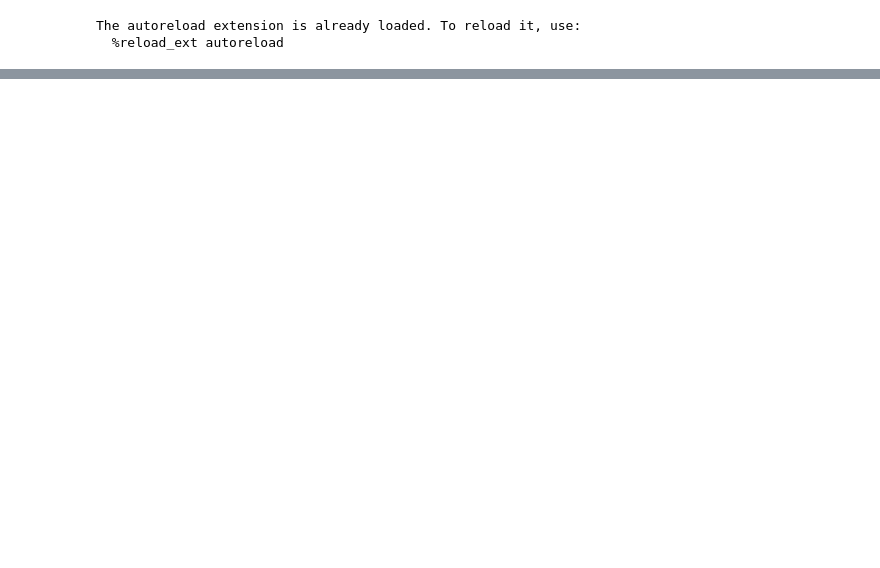
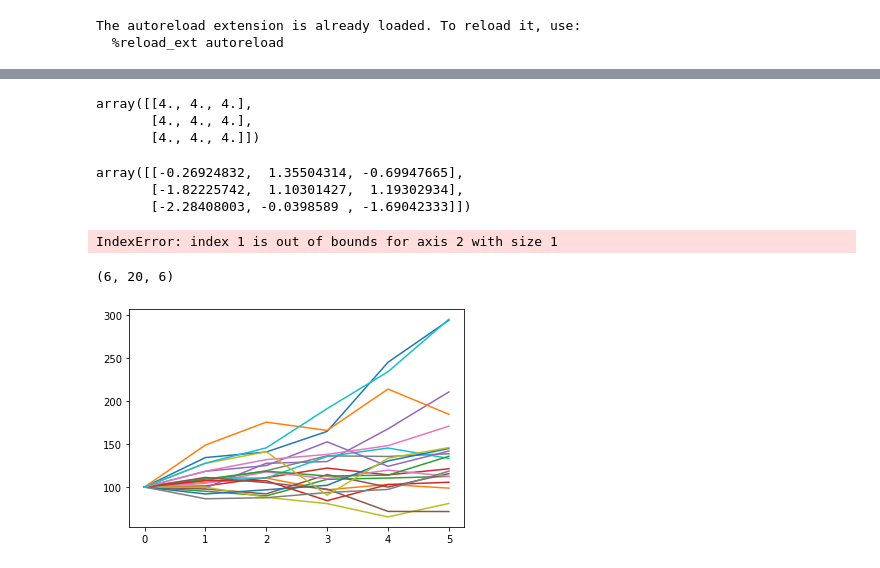
Before and after one commit to Jnejsum/CLOseminar, a Jupyter notebook: model_results.ipynb, the cells around one changed output, grey strips where cells are left out. Cells and saved outputs as stored; diff of their text form; code cells hidden in the pictures; blank space fills up the shorter version.

```diff
--- a/model_results.ipynb
+++ b/model_results.ipynb
@@ -31,0 +72,50 @@ plt.plot(tt, test.GBM());
+# %%
+C[:,:,2]
+# %% [output]
+array([[4., 4., 4.],
+       [4., 4., 4.],
+       [4., 4., 4.]])
+# %%
+test = np.random.normal(size = (3,3,3))
+test[:,:,1]
+# %% [output]
+array([[-0.26924832,  1.35504314, -0.69947665],
+       [-1.82225742,  1.10301427,  1.19302934],
+       [-2.28408003, -0.0398589 , -1.69042333]])
+# %%
+test[:,:,0].reshape((3,3,1))[:,:,1]
+# %% [output]
+IndexError: index 1 is out of bounds for axis 2 with size 1
+# %%
+# asset value process parameters
+V0 = 100 # asset value period 0
+mu = 0.1 # drift coefficient
+sigma_m = 0.1 # market variance parameter
+sigma_j = 0.1 # firm level variance parameter
+sigma = (sigma_m ** 2 + sigma_j ** 2) ** 0.5 # total variance parameter
+
+# simulation parameters
+T = 5 # maturity
+n = 20 # number of simulations
+j = 6 # number of loans
+
+# (1) define calculation parts
+drift = mu - 0.5 * sigma ** 2
+
+# (2) draw and prepare array
+np.random.seed(50) # set seed
+W = np.random.normal(loc=0, scale=1, size=(T+1, n, j+1)) # draw normal distribution
+
+# (3) calculate increments and take sum
+diff = sigma_m * W[:,:,0].reshape((T+1, n, 1)) + sigma_j * W[:,:,1:]
+incr = drift + diff
+incr[0,:,:] = 0 # period t=1 has no drift/diffusion yet
+result = V0 * np.exp(incr.cumsum(axis=0))
+# %%
+result.shape
+# %% [output]
+(6, 20, 6)
+# %%
+plt.plot(result[:,:,4]);
+# %% [output]
+[figure, added]
```
Also changed, not shown: parts of 14 cells of this notebook, 2 other files.
